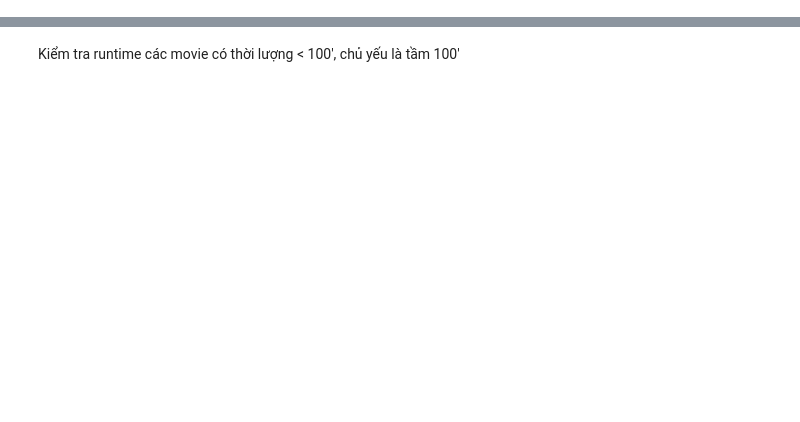
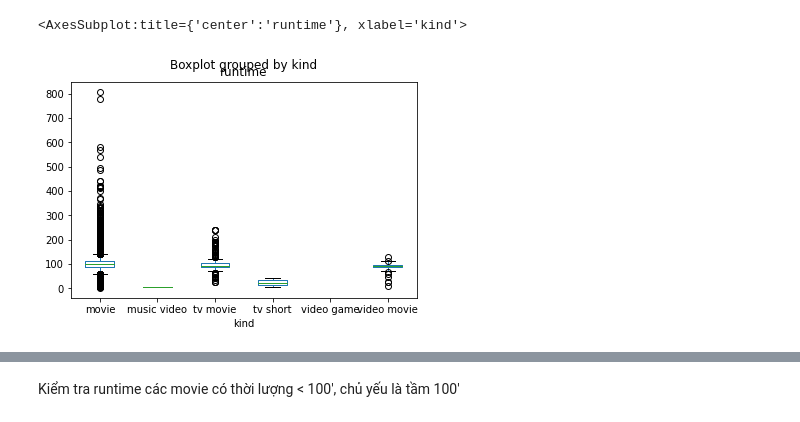
Before and after one commit to DDogeeee/movie_score_imdb, a Jupyter notebook: visualize_more.ipynb, the cells around one changed output, grey strips where cells are left out. Saved outputs shown, nothing was run; the diff lists cells and outputs as text; code cells hidden in the pictures; blank space fills up the shorter version.

```diff
--- a/visualize_more.ipynb
+++ b/visualize_more.ipynb
@@ -8,0 +59,5 @@ df= df[pd.to_numeric(df['rating'], errors='coerce').notnull()]
+# %%
+df.boxplot(by='kind',column =['runtime'], grid = False)
+# %% [output]
+<AxesSubplot:title={'center':'runtime'}, xlabel='kind'>
+[figure, added]
```
Also changed, not shown: parts of 38 cells of this notebook.
